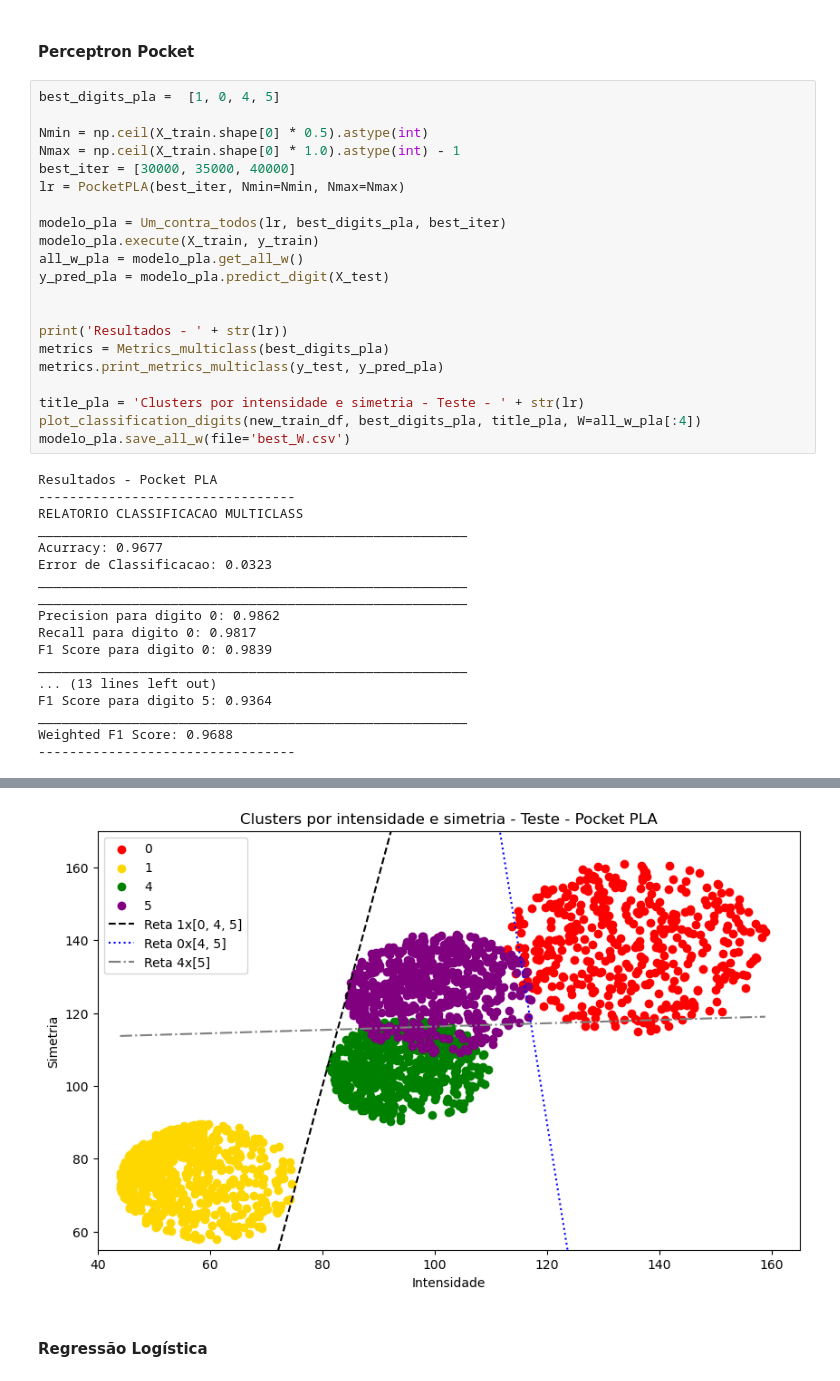
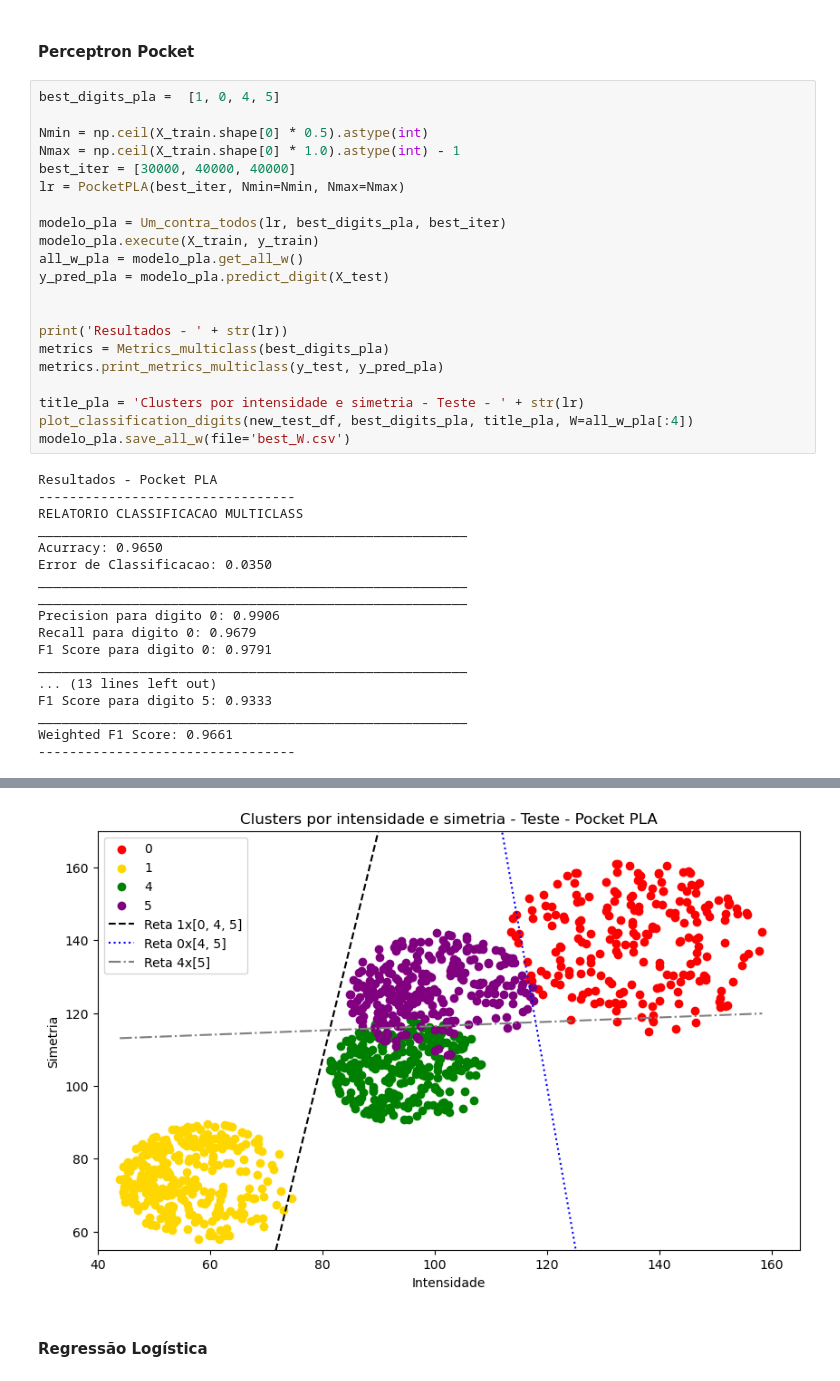
Before and after one commit to Guilherme-iram/Digits_project, a Jupyter notebook: resultados.ipynb, the cells around one changed output, grey strips where cells are left out. Cells and saved outputs as stored; diff of their text form.

```diff
--- a/resultados.ipynb
+++ b/resultados.ipynb
@@ -79,43 +79,43 @@ Weighted F1 Score: 0.9625
 best_digits_pla =  [1, 0, 4, 5]
 
 Nmin = np.ceil(X_train.shape[0] * 0.5).astype(int)
 Nmax = np.ceil(X_train.shape[0] * 1.0).astype(int) - 1
-best_iter = [30000, 35000, 40000]
+best_iter = [30000, 40000, 40000]
 lr = PocketPLA(best_iter, Nmin=Nmin, Nmax=Nmax)
 
 modelo_pla = Um_contra_todos(lr, best_digits_pla, best_iter)
 modelo_pla.execute(X_train, y_train)
 all_w_pla = modelo_pla.get_all_w()
 y_pred_pla = modelo_pla.predict_digit(X_test)
 
 
 print('Resultados - ' + str(lr))
 metrics = Metrics_multiclass(best_digits_pla)
 metrics.print_metrics_multiclass(y_test, y_pred_pla)
 
 title_pla = 'Clusters por intensidade e simetria - Teste - ' + str(lr)
-plot_classification_digits(new_train_df, best_digits_pla, title_pla, W=all_w_pla[:4])
+plot_classification_digits(new_test_df, best_digits_pla, title_pla, W=all_w_pla[:4])
 modelo_pla.save_all_w(file='best_W.csv')
 # %% [output]
 Resultados - Pocket PLA
 ---------------------------------
 RELATORIO CLASSIFICACAO MULTICLASS
 _______________________________________________________
-Acurracy: 0.9677
-Error de Classificacao: 0.0323
+Acurracy: 0.9650
+Error de Classificacao: 0.0350
 _______________________________________________________
 _______________________________________________________
-Precision para digito 0: 0.9862
-Recall para digito 0: 0.9817
-F1 Score para digito 0: 0.9839
+Precision para digito 0: 0.9906
+Recall para digito 0: 0.9679
+F1 Score para digito 0: 0.9791
 _______________________________________________________
 ... (13 lines left out)
-F1 Score para digito 5: 0.9364
+F1 Score para digito 5: 0.9333
 _______________________________________________________
-Weighted F1 Score: 0.9688
+Weighted F1 Score: 0.9661
 ---------------------------------
 [figure]
-[figure, old version]
+[figure, new version]
 # %% [markdown]
 #### Regressão Logística
 # %%
```
Also changed, not shown: parts of 3 cells of this notebook, 4 other files.
